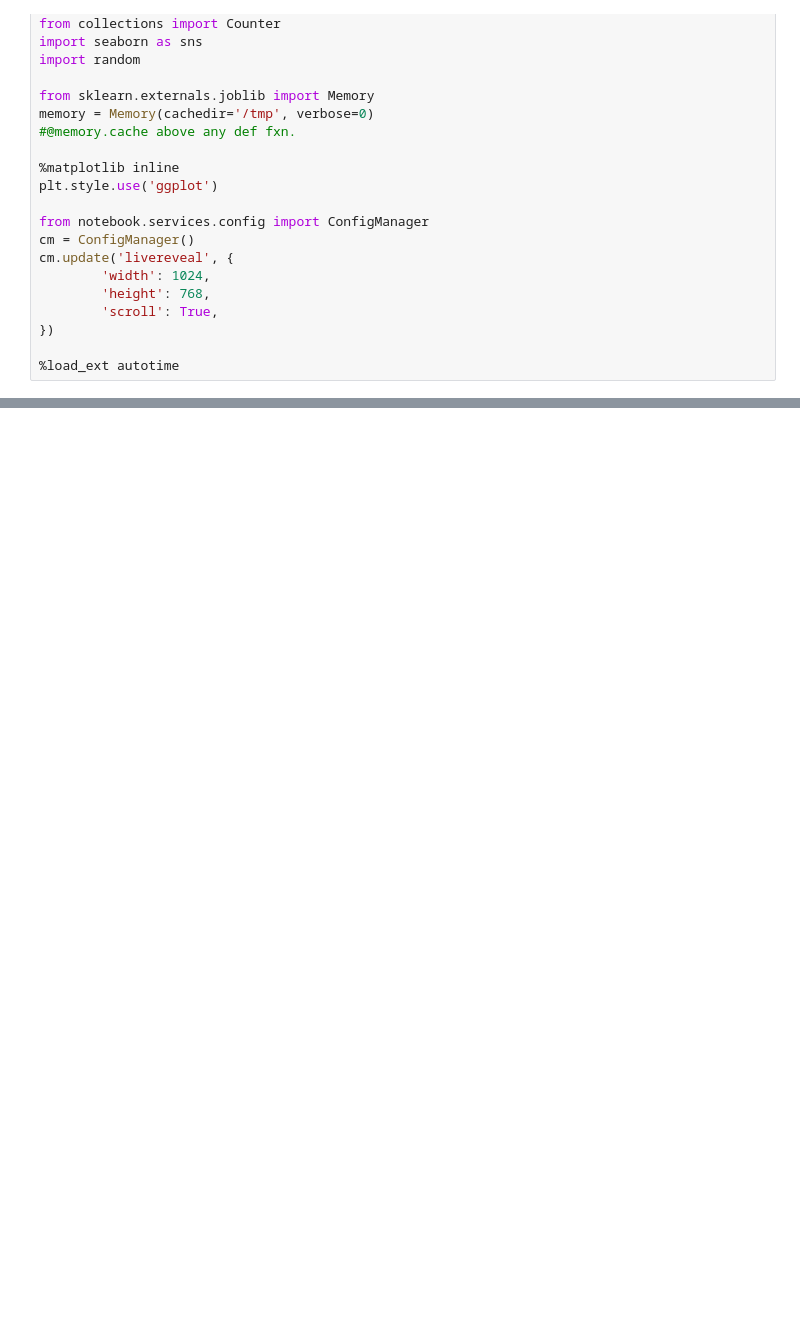
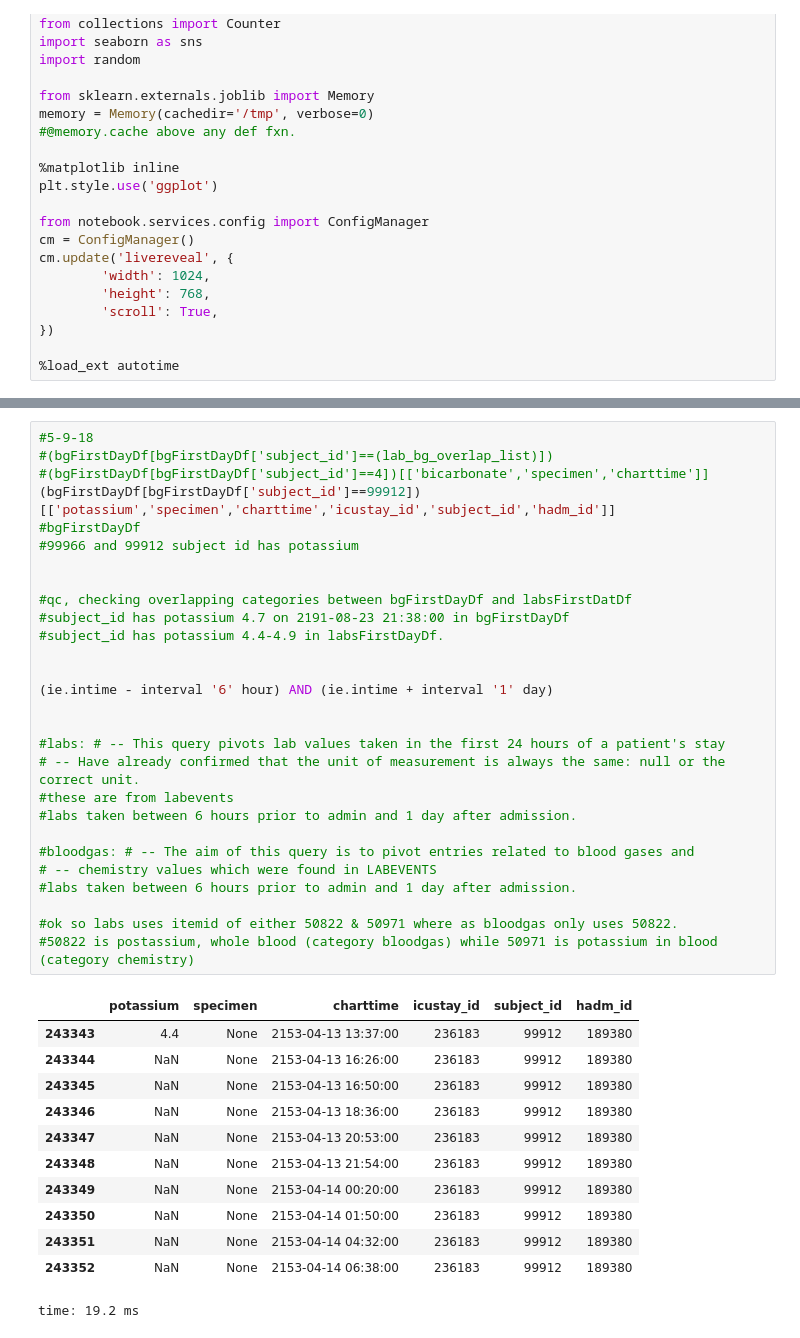
Before and after one commit to kellylinyingxin/mimiciii-antibiotics-modeling, a Jupyter notebook: notebooks/03-clinical_variables_final.ipynb, the cells around one changed output, grey strips where cells are left out. Saved outputs shown, nothing was run; the diff lists cells and outputs as text; blank space fills up the shorter version.

```diff
--- a/notebooks/03-clinical_variables_final.ipynb
+++ b/notebooks/03-clinical_variables_final.ipynb
@@ -37,0 +429,41 @@ cm.update('livereveal', {
+# %%
+#5-9-18
+#(bgFirstDayDf[bgFirstDayDf['subject_id']==(lab_bg_overlap_list)])
+#(bgFirstDayDf[bgFirstDayDf['subject_id']==4])[['bicarbonate','specimen','charttime']]
+(bgFirstDayDf[bgFirstDayDf['subject_id']==99912])[['potassium','specimen','charttime','icustay_id','subject_id','hadm_id']]
+#bgFirstDayDf
+#99966 and 99912 subject id has potassium
+
+
+#qc, checking overlapping categories between bgFirstDayDf and labsFirstDatDf
+#subject_id has potassium 4.7 on 2191-08-23 21:38:00 in bgFirstDayDf
+#subject_id has potassium 4.4-4.9 in labsFirstDayDf.
+
+
+(ie.intime - interval '6' hour) AND (ie.intime + interval '1' day)
+
+
+#labs: # -- This query pivots lab values taken in the first 24 hours of a patient's stay
+# -- Have already confirmed that the unit of measurement is always the same: null or the correct unit.
+#these are from labevents
+#labs taken between 6 hours prior to admin and 1 day after admission.
+
+#bloodgas: # -- The aim of this query is to pivot entries related to blood gases and
+# -- chemistry values which were found in LABEVENTS
+#labs taken between 6 hours prior to admin and 1 day after admission.
+
+#ok so labs uses itemid of either 50822 & 50971 where as bloodgas only uses 50822.
+#50822 is postassium, whole blood (category bloodgas) while 50971 is potassium in blood (category chemistry)
+# %% [output]
+|  | potassium | specimen | charttime | icustay_id | subject_id | hadm_id |
+| 243343 | 4.4 | None | 2153-04-13 13:37:00 | 236183 | 99912 | 189380 |
+| 243344 | NaN | None | 2153-04-13 16:26:00 | 236183 | 99912 | 189380 |
+| 243345 | NaN | None | 2153-04-13 16:50:00 | 236183 | 99912 | 189380 |
+| 243346 | NaN | None | 2153-04-13 18:36:00 | 236183 | 99912 | 189380 |
+| 243347 | NaN | None | 2153-04-13 20:53:00 | 236183 | 99912 | 189380 |
+| 243348 | NaN | None | 2153-04-13 21:54:00 | 236183 | 99912 | 189380 |
+| 243349 | NaN | None | 2153-04-14 00:20:00 | 236183 | 99912 | 189380 |
+| 243350 | NaN | None | 2153-04-14 01:50:00 | 236183 | 99912 | 189380 |
+| 243351 | NaN | None | 2153-04-14 04:32:00 | 236183 | 99912 | 189380 |
+| 243352 | NaN | None | 2153-04-14 06:38:00 | 236183 | 99912 | 189380 |
+time: 19.2 ms
```
Also changed, not shown: parts of 85 cells of this notebook, 2 other files.
